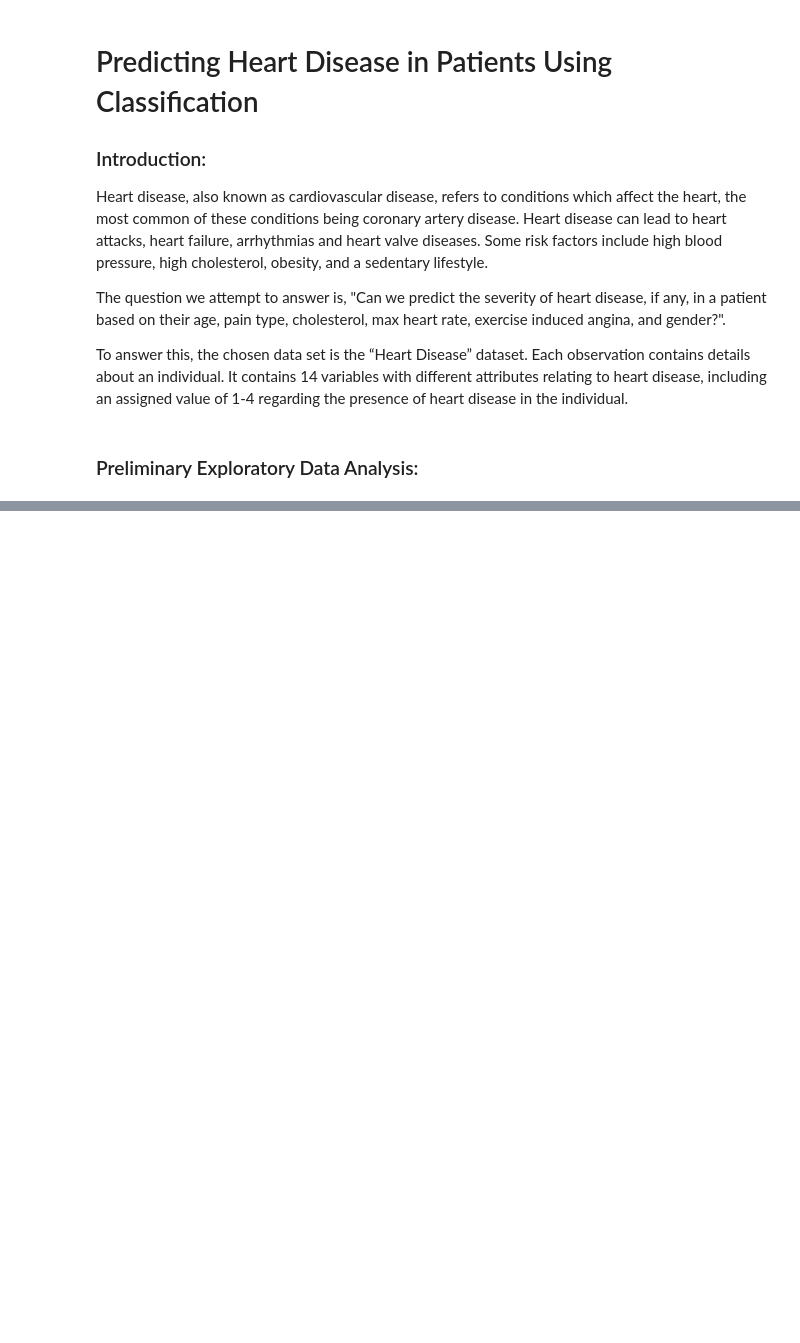
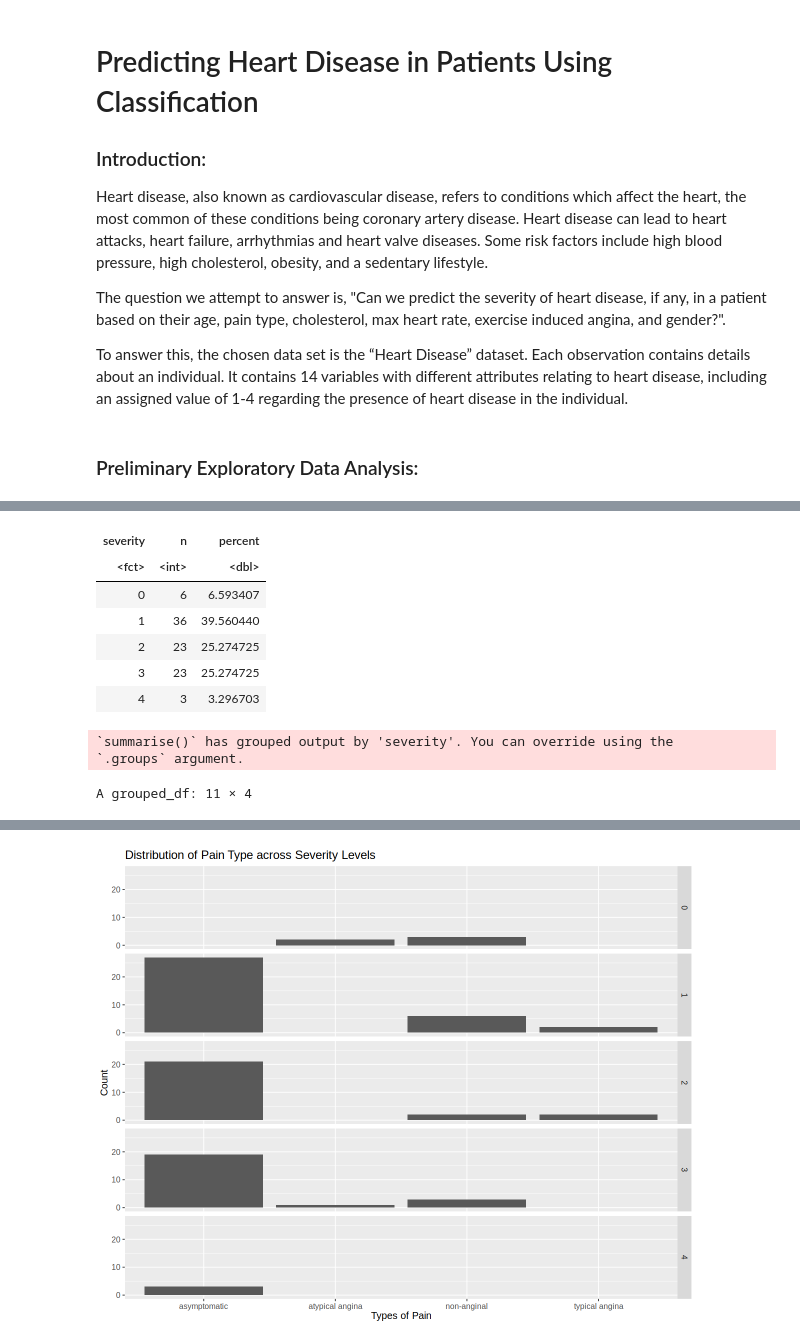
Before and after one commit to cocom250/DSCI-100-Group-17, a Jupyter notebook: group_project_proposal.ipynb, the cells around one changed output, grey strips where cells are left out. Drawn from its saved outputs; the diff is of its cells as text; code cells hidden in the pictures; blank space fills up the shorter version.

```diff
--- a/group_project_proposal.ipynb
+++ b/group_project_proposal.ipynb
@@ -110,12 +12,0 @@ heart_disease_test <- testing(heart_disease_split) #splitting into training and
-# %%
-severity_proportion <- heart_disease_train |>
-    group_by(severity) |>
-    summarize(n = n()) |>
-    mutate(percent = 100*n/nrow(heart_disease_train))
-severity_proportion #counting for the number of observations and proprtions of each severity level
-
-pain_type_count <- heart_disease_train|>
-    group_by(severity, pain_type) |>
-    summarize(n = n()) |>
-    mutate(percent = 100*n/nrow(heart_disease_train))
-pain_type_count #counting for the number of observations with each symptom in the data
@@ -159,0 +13,57 @@ print(pain_type_distribution) #visualizing for the distribution of pain type acr
+# %%
+#Load all libraries and set plot dimensions
+options(repr.plot.height = 8, repr.plot.width = 10)
+library(tidyverse)
+library(repr)
+library(dplyr)
+library(tidymodels)
+
+#Load data frame and rename columns
+urlfile= "https://raw.githubusercontent.com/cocom250/DSCI-100-Group-17/main/heart_disease_uci.csv"
+heart_disease_data <- read_csv(url(urlfile))
+head(heart_disease_data)
+
+heart_disease_data <- rename(heart_disease_data,
+                             region = dataset,
+                             pain_type = cp,
+                             resting_bps = trestbps,
+                             fasting_bs = fbs,
+                             resting_ecg = restecg,
+                             max_hr = thalch,
+                             n_major_vessel = ca,
+                             severity = num)
+
+#Cleaning up data, filtering for Switzerland and selecting predictor columns
+heart_disease_data <- filter(heart_disease_data, region == "Switzerland") |>
+    mutate(severity = as.factor(severity)) |>
+    select(severity, age, pain_type, chol, max_hr, exang, resting_ecg, sex)
+
+#Split the data into training set and testing set
+heart_disease_split <- initial_split(heart_disease_data, prop = 0.75, strata = severity)
+heart_disease_train <- training(heart_disease_split)
+heart_disease_test <- testing(heart_disease_split)
+
+#Plot indicating the number and proportion of observations in each severity level
+severity_distribution <- heart_disease_train |>
+    group_by(severity) |>
+    summarize(n = n()) |>
+    mutate(percent = 100*n/nrow(heart_disease_train))
+severity_distribution
+
+#Plot indicating the number and proportion of observations with each pain type for different severity level
+pain_type_distribution <- heart_disease_train|>
+    group_by(severity, pain_type) |>
+    summarize(n = n()) |>
+    mutate(percent = 100*n/nrow(heart_disease_train))
+pain_type_distribution
+
+#Visualization of Pain Type distribution across severity levels
+pain_type_distribution_plot <- ggplot(pain_type_count,
+                                 aes(x= pain_type, y =n)) +
+    geom_bar(stat ="identity") +
+    labs(x = "Types of Pain", y = "Count")+
+    theme(text = element_text(size =12)) +
+    facet_grid(rows = vars(severity)) +
+    ggtitle("Distribution of Pain Type across Severity Levels")
+pain_type_distribution_plot
+# %% [output]
@@ -159,0 +89,10 @@ print(pain_type_distribution) #visualizing for the distribution of pain type acr
+| severity | n | percent |
+| <fct> | <int> | <dbl> |
+| 0 | 6 | 6.593407 |
+| 1 | 36 | 39.560440 |
+| 2 | 23 | 25.274725 |
+| 3 | 23 | 25.274725 |
+| 4 | 3 | 3.296703 |
+`summarise()` has grouped output by 'severity'. You can override using the
+`.groups` argument.
+A grouped_df: 11 × 4
@@ -159,0 +112 @@ print(pain_type_distribution) #visualizing for the distribution of pain type acr
+[figure, added]
```
Also changed, not shown: parts of 8 cells of this notebook.
